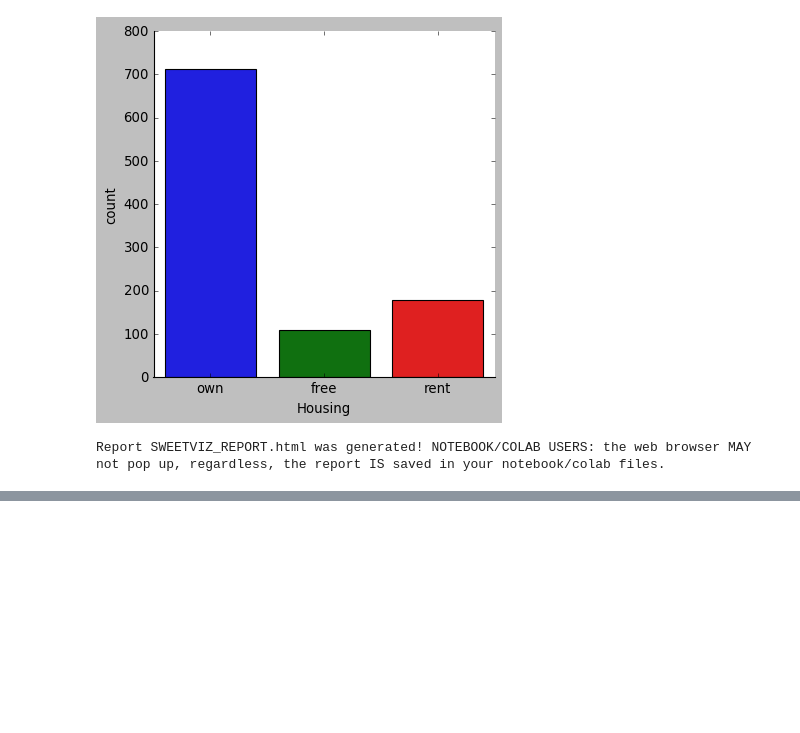
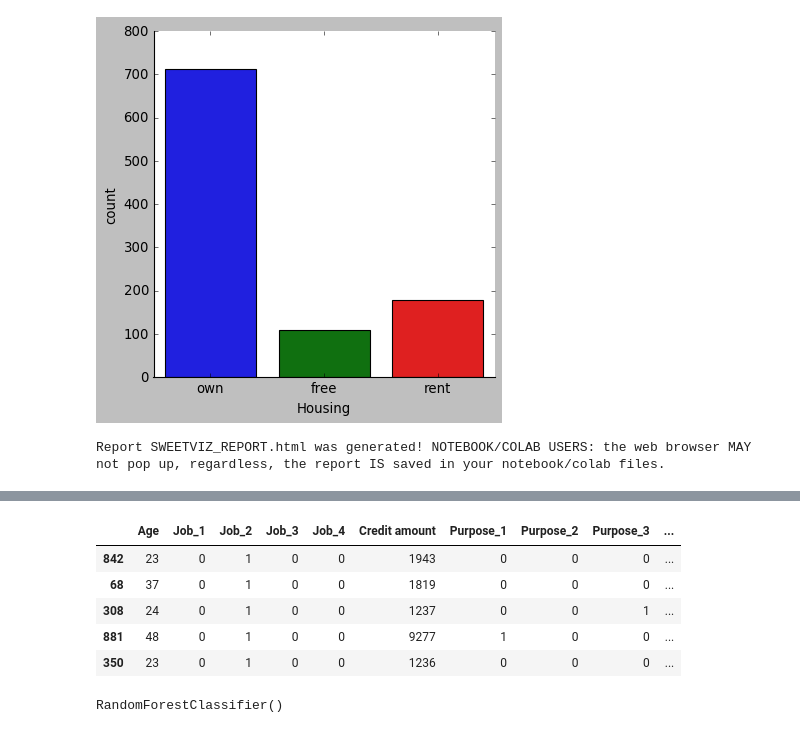
Before and after one commit to igorribeiro21/machine-learning, a Jupyter notebook: MC.ipynb, the cells around one changed output, grey strips where cells are left out. Saved outputs shown, nothing was run; the diff lists cells and outputs as text; code cells hidden in the pictures; blank space fills up the shorter version.

```diff
--- a/MC.ipynb
+++ b/MC.ipynb
@@ -380,0 +457,16 @@ Report SWEETVIZ_REPORT.html was generated! NOTEBOOK/COLAB USERS: the web browser
+# %%
+x_test = encoder.transform(x_test)
+
+x_test.head()
+# %% [output]
+|  | Age | Job_1 | Job_2 | Job_3 | Job_4 | Credit amount | Purpose_1 | Purpose_2 | Purpose_3 | ... |
+| 842 | 23 | 0 | 1 | 0 | 0 | 1943 | 0 | 0 | 0 | ... |
+| 68 | 37 | 0 | 1 | 0 | 0 | 1819 | 0 | 0 | 0 | ... |
+| 308 | 24 | 0 | 1 | 0 | 0 | 1237 | 0 | 0 | 1 | ... |
+| 881 | 48 | 0 | 1 | 0 | 0 | 9277 | 1 | 0 | 0 | ... |
+| 350 | 23 | 0 | 1 | 0 | 0 | 1236 | 0 | 0 | 0 | ... |
+# %%
+clf_RF = RandomForestClassifier()
+clf_RF.fit(x_train,y_train)
+# %% [output]
+RandomForestClassifier()
```
Also changed, not shown: parts of 20 cells of this notebook, 2 other files.
